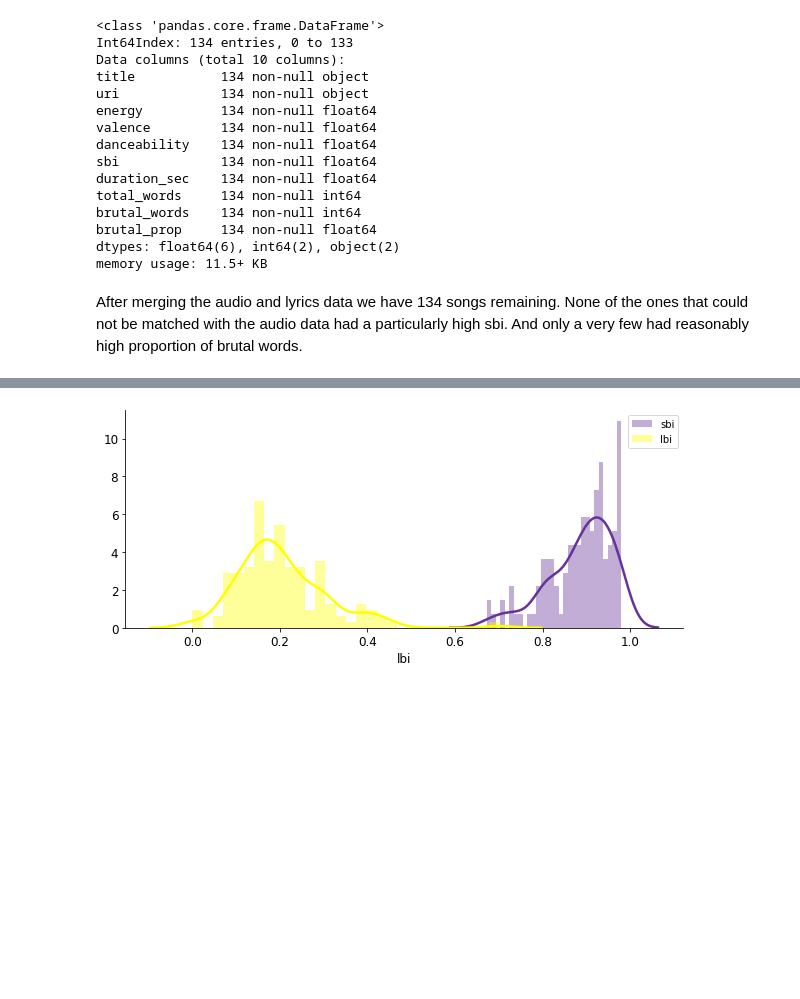
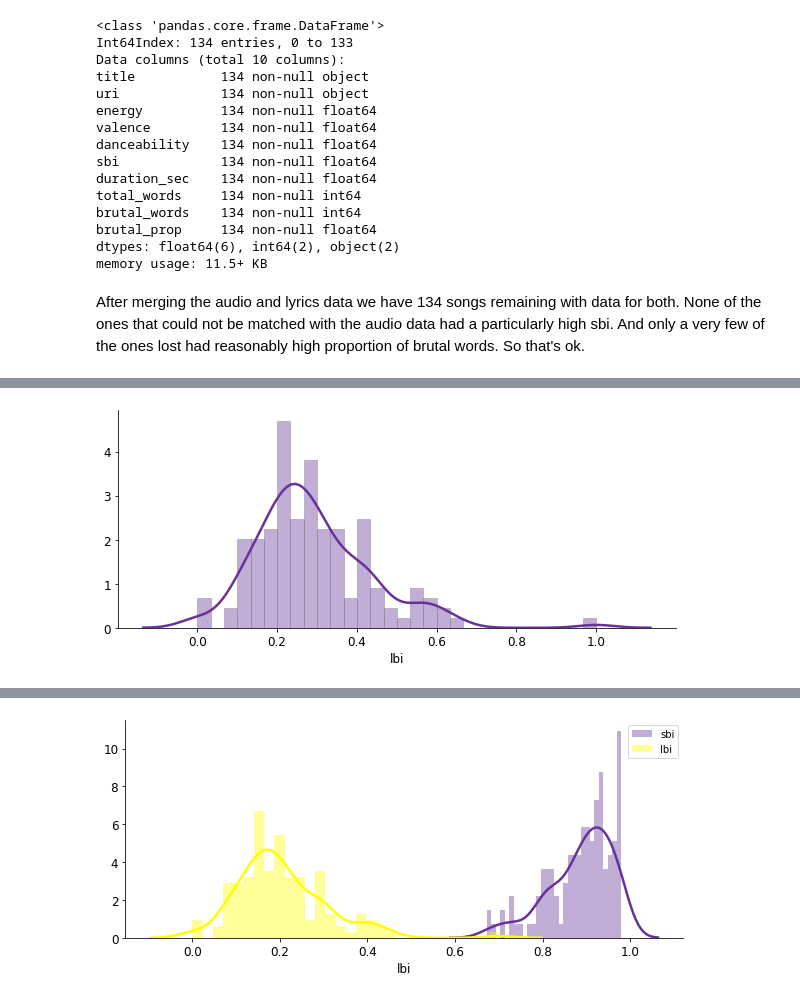
Before and after one commit to rbuerki/most-brutal-cannibal-corpse, a Jupyter notebook: 2-Text-Analysis-Lyrics.ipynb, the cells around one changed output, grey strips where cells are left out. Saved outputs shown, nothing was run; the diff lists cells and outputs as text; code cells hidden in the pictures; blank space fills up the shorter version.

```diff
--- a/2-Text-Analysis-Lyrics.ipynb
+++ b/2-Text-Analysis-Lyrics.ipynb
@@ -270,7 +281,7 @@ def connect_lyrics(song_id):
     return path
 
 def retrieve_lyrics(song_id):
-    '''Retrieves lyrics from html page.'''
+    '''Retrieves lyrics from html page. (Again, called within next function.)'''
 
     path = connect_lyrics(song_id)
     URL = "http://genius.com" + path
@@ -280,3 +291,10 @@ def retrieve_lyrics(song_id):
     # Scrape the song lyrics from the HTML
     lyrics = html.find("div", class_="lyrics").get_text()
     return lyrics
+
+def scrape_lyrics(songlist):
+    """Scrape the lyrics from the songs in a songlist."""
+    lyrics_dict = {}
+    for song_id, title in tqdm(songlist.items()):
+        lyrics_dict[title] = retrieve_lyrics(song_id)
+    return lyrics_dict
@@ -296,7 +307,7 @@ lyrics_dict['absolute hatred']
 "\n\nNever leave your nest unguarded\nNext of kin the first to go\nAbsolute hatred cast upon the family\nPayback for the hated one\n\nI am the judge, jury, executioner\nAnd pallbearer all in one\nProc ...
 # %%
 def process_text(raw_text):
-
+    """A simple NLP pipeline returning 'lemmed' tokens."""
     lemmatizer = WordNetLemmatizer()
     stop_words = stopwords.words('english')
 
@@ -350,5 +348,6 @@ np.sum(lyrics_dict_wbi['absolute hatred'] > wbi_threshold) / len(lyrics_dict_wbi
 # %%
 def calculate_lb_features(text, wbi_treshold=wbi_threshold):
+    """Calculate and return features needed to calculate the lbi."""
     total_words = len(text)
     brutal_words = np.sum(text > wbi_threshold)
     brutal_prop = brutal_words / total_words
@@ -420,7 +417,7 @@ brutal_prop     134 non-null float64
 dtypes: float64(6), int64(2), object(2)
 memory usage: 11.5+ KB
 # %% [markdown]
-After merging the audio and lyrics data we have 134 songs remaining. None of the ones that could not be matched with the audio data had a particularly high sbi. And only a very few had reasonably high proportion of brutal words.
+After merging the audio and lyrics data we have 134 songs remaining with data for both. None of the ones that could not be matched with the audio data had a particularly high sbi. And only a very few of the ones lost had reasonably high proportion of brutal words. So that's ok.
 # %%
 # Finally calculate the lbi
 song_data['lbi'] = song_data['brutal_words'] / song_data['duration_sec']
@@ -432,3 +429,10 @@ display(song_data.nlargest(5, 'lbi'))
 | 47 | pounded into dust | spotify:track:6jZQyjwjxG1neT2GapMsoz | 0.989 | 0.1240 | 0.306 | 0.930787 | 136.626 | 112 | 60 | ... |
 | 84 | dormant bodies bursting | spotify:track:0G074Tus7GLgG5Pr5IpsA0 | 0.997 | 0.0579 | 0.392 | 0.969161 | 120.333 | 83 | 52 | ... |
 | 82 | savage butchery | spotify:track:2P1mkEgYZN0Y1r4p9hUYey | 0.998 | 0.1390 | 0.239 | 0.926972 | 110.893 | 87 | 46 | ... |
+# %%
+# Visualize distribution of lbi
+fig, ax = plt.subplots(figsize=(10,4))
+sns.distplot(song_data['lbi'], color='rebeccapurple', bins=30,
+             label='Lyrical Brutality Index', hist_kws={'edgecolor': 'grey'});
+# %% [output]
+[figure, added]
```
Also changed, not shown: parts of 34 cells of this notebook, 1 other file.
